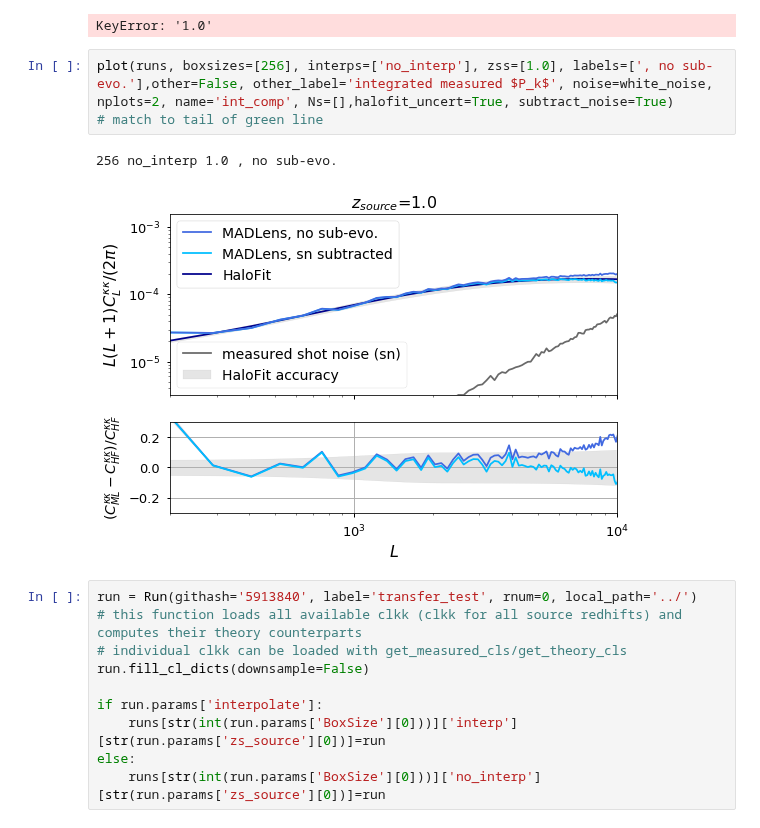
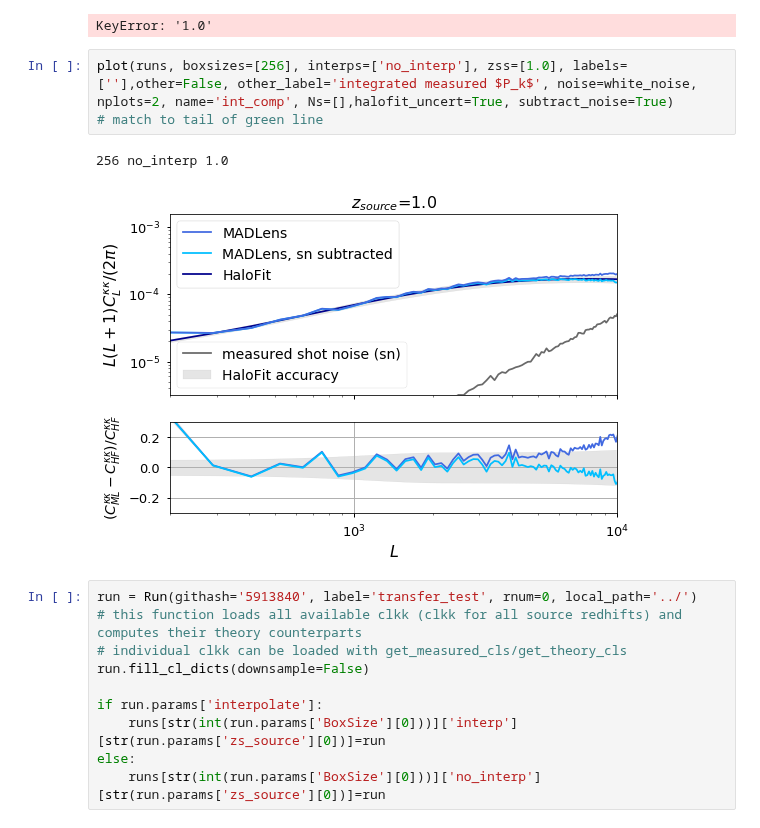
Before and after one commit to VMBoehm/MADLens, a Jupyter notebook: notebooks/PlotResults-publications.ipynb, the cells around one changed output. Cells and saved outputs as stored; diff of their text form.

Commit message:
plot updates

```diff
--- a/notebooks/PlotResults-publications.ipynb
+++ b/notebooks/PlotResults-publications.ipynb
@@ -315,11 +315,11 @@ map_ = runs['256']['interp']['1.0'].get_map(1,0)
 # %% [output]
 KeyError: '1.0'
 # %%
-plot(runs, boxsizes=[256], interps=['no_interp'], zss=[1.0], labels=[', no sub-evo.'],other=False, other_label='integrated measured $P_k$', noise=white_noise, nplots=2, name='int_comp', Ns=[],halofit_uncert=True, subtract_noise=True)
+plot(runs, boxsizes=[256], interps=['no_interp'], zss=[1.0], labels=[''],other=False, other_label='integrated measured $P_k$', noise=white_noise, nplots=2, name='int_comp', Ns=[],halofit_uncert=True, subtract_noise=True)
 # match to tail of green line
 # %% [output]
-256 no_interp 1.0 , no sub-evo.
+256 no_interp 1.0
-[figure, old version]
+[figure, new version]
 # %%
 run = Run(githash='5913840', label='transfer_test', rnum=0, local_path='../')
 # this function loads all available clkk (clkk for all source redhifts) and computes their theory counterparts
```
Also changed, not shown: 1 other file.
